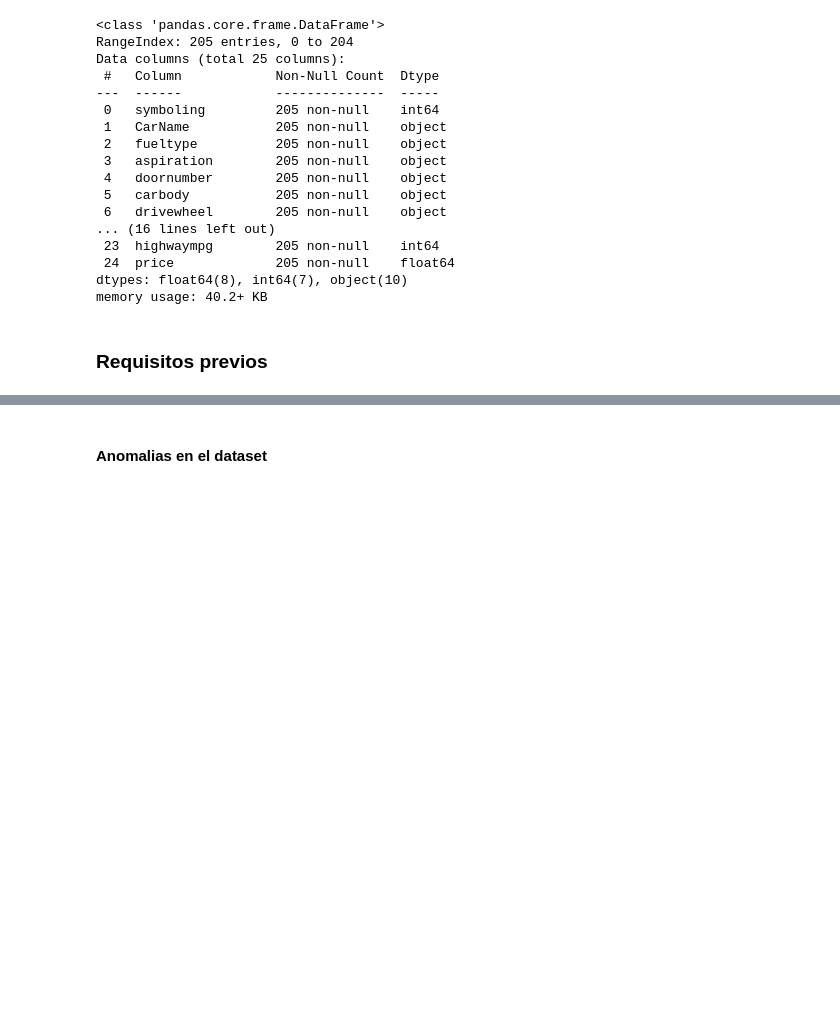
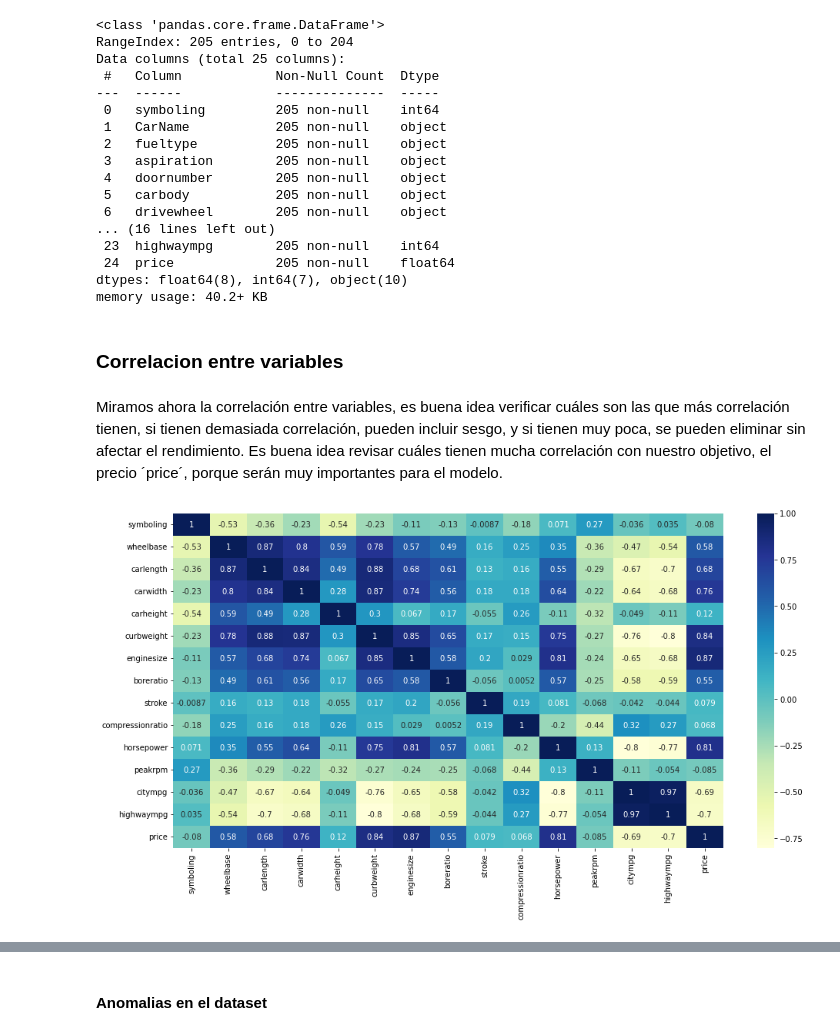
Before and after one commit to jdeiloff/Proyecto-Integrador-M6, a Jupyter notebook: cars_dataset_full_pipeline.ipynb, the cells around one changed output, grey strips where cells are left out. Cells and saved outputs as stored; diff of their text form; code cells hidden in the pictures; blank space fills up the shorter version.

Commit message:
agregadas correlaciones

```diff
--- a/cars_dataset_full_pipeline.ipynb
+++ b/cars_dataset_full_pipeline.ipynb
@@ -99,5 +99,20 @@ Data columns (total 25 columns):
  24  price             205 non-null    float64
 dtypes: float64(8), int64(7), object(10)
 memory usage: 40.2+ KB
-# %% [markdown]
-### Requisitos previos
+# %% [markdown]
+### Correlacion entre variables
+# %% [markdown]
+Miramos ahora la correlación entre variables, es buena idea verificar cuáles son las que más correlación tienen, si tienen demasiada correlación, pueden incluir sesgo, y si tienen muy poca, se pueden eliminar sin afectar el rendimiento. Es buena idea revisar cuáles tienen mucha correlación con nuestro objetivo, el precio ´price´, porque serán muy importantes para el modelo.
+# %%
+# Generamos la matriz de correlación
+
+corr = cars.corr()
+# %%
+# Ahora, la graficaremos, primero, indicamos el tamaño que tendra el plot.
+plt.figure(figsize=(16,8))
+
+# heatmap
+sns.heatmap(corr, cmap="YlGnBu", annot=True)
+plt.show()
+# %% [output]
+[figure, added]
```
Also changed, not shown: parts of 2 cells of this notebook.
